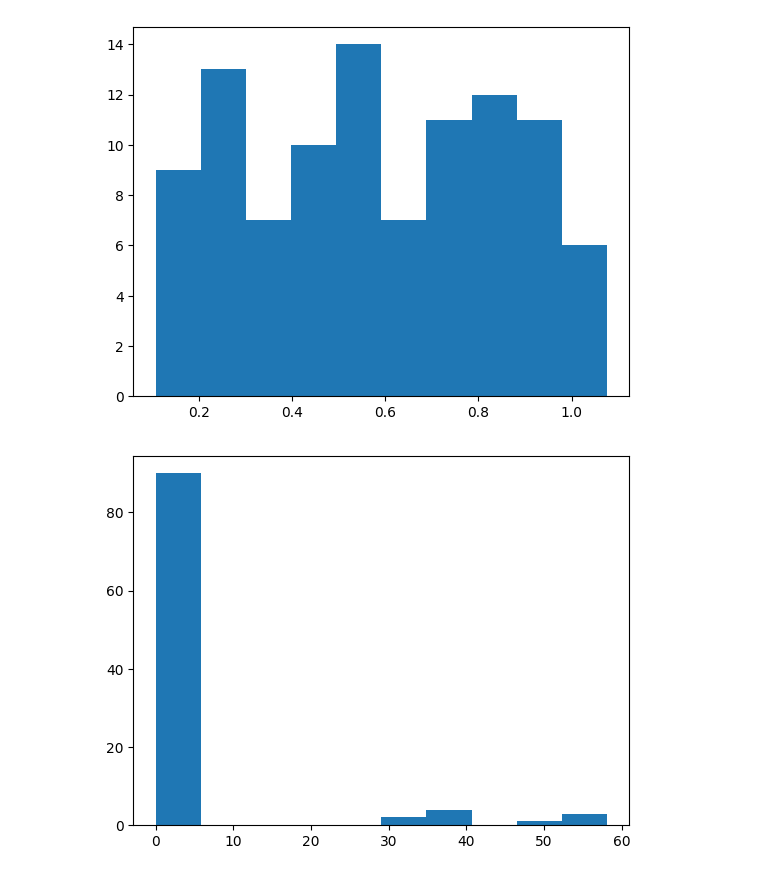
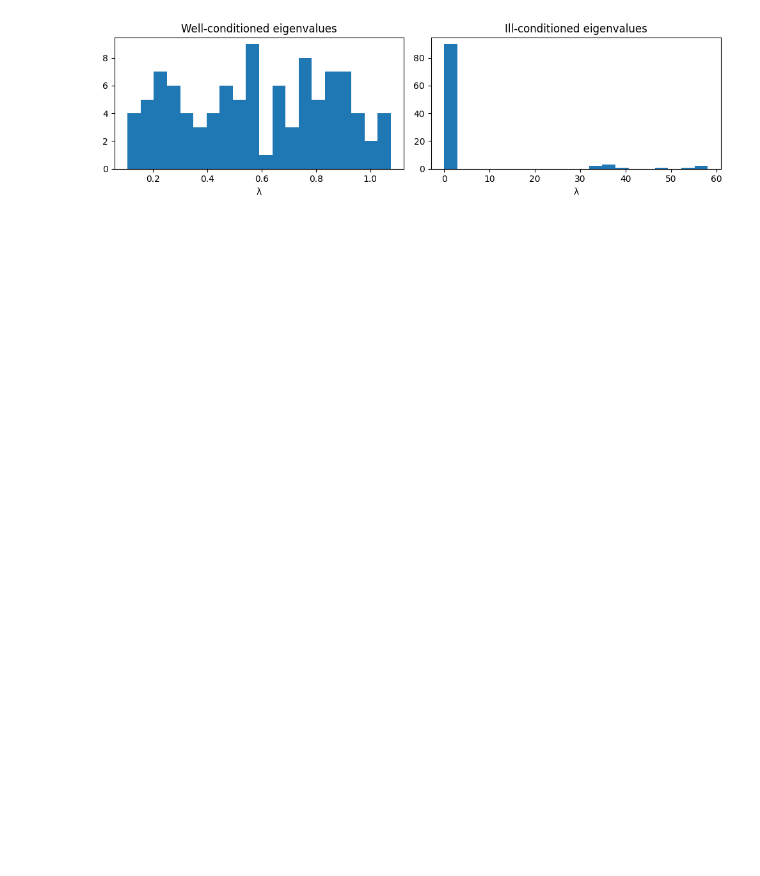
Before and after one commit to brendanbennett/reproducibility-challenge, a Jupyter notebook: sqv.ipynb, the cells around one changed output. Saved outputs shown, nothing was run; the diff lists cells and outputs as text; code cells hidden in the pictures; blank space fills up the shorter version.

```diff
--- a/sqv.ipynb
+++ b/sqv.ipynb
@@ -29,12 +90,47 @@ def sample_data(target, noise, rng, n=1):
 # %%
 seed = 42
 rng = np.random.default_rng(seed)
 
+d = 100
+target = np.ones(d)
+noise_levels = [0, 0.1, 4.0]   # ν values from the paper
+n_steps = 300
+
+# --- Eigenvalue matrices (paper §3.1) ---
+# (a) well-conditioned: λᵢ ~ Uniform[0.1, 1.1]
 lamb1 = generate_eigenvalues([(0.1, 1.1)], [100], rng)
-plot_eigenvalues(lamb1)
+# (b) ill-conditioned: 90% from [0,1], 10% from [30,60]
 lamb2 = generate_eigenvalues([(0, 1), (30, 60)], [90, 10], rng)
-plot_eigenvalues(lamb2)
+
+eig1 = np.diag(lamb1)
+eig2 = np.diag(lamb2)
+
+# --- Random rotation R drawn uniformly from SO(100) ---
+R = random_rotation(d, rng)
+
+# --- Four QP matrices: axis-aligned (Q=Λ) and rotated (Q=RΛRᵀ) ---
+Q_diag_well = lamb1
+Q_rot_well  = R @ lamb1 @ R.T
+Q_diag_ill  = lamb2
+Q_rot_ill   = R @ lamb2 @ R.T
+
+qps = [
+    (Q_diag_well, 'Well-conditioned, axis-aligned'),
+    (Q_rot_well,  'Well-conditioned, rotated'),
+    (Q_diag_ill,  'Ill-conditioned, axis-aligned'),
+    (Q_rot_ill,   'Ill-conditioned, rotated'),
+]
+
+# Show eigenvalue spectra
+fig, axes = plt.subplots(1, 2, figsize=(10, 3))
+axes[0].hist(eig1, bins=20)
+axes[0].set_title('Well-conditioned eigenvalues')
+axes[0].set_xlabel('λ')
+axes[1].hist(eig2, bins=20)
+axes[1].set_title('Ill-conditioned eigenvalues')
+axes[1].set_xlabel('λ')
+plt.tight_layout()
+plt.show()
 # %% [output]
-[figure, old version]
+[figure, new version]
-[figure, removed]
 # %%
```
Also changed, not shown: parts of 2 cells of this notebook, 1 other file.
